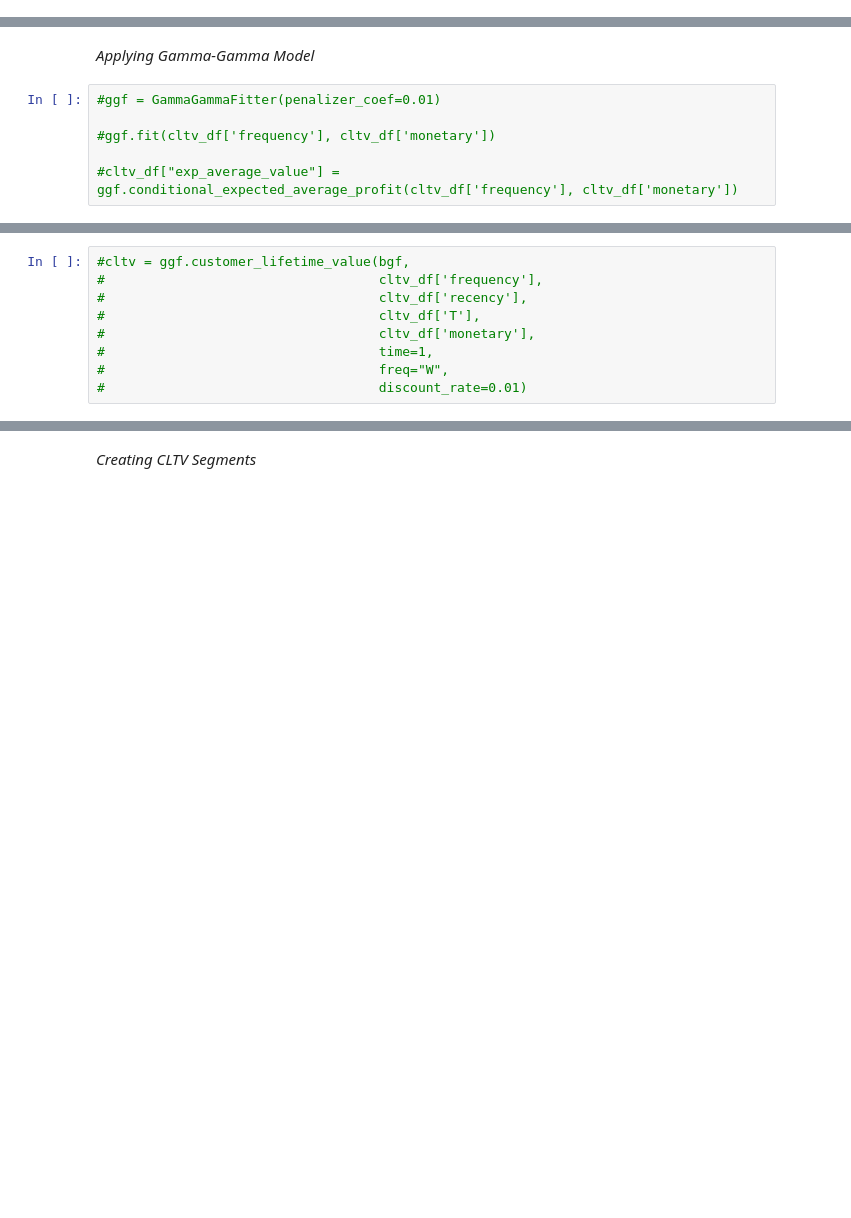
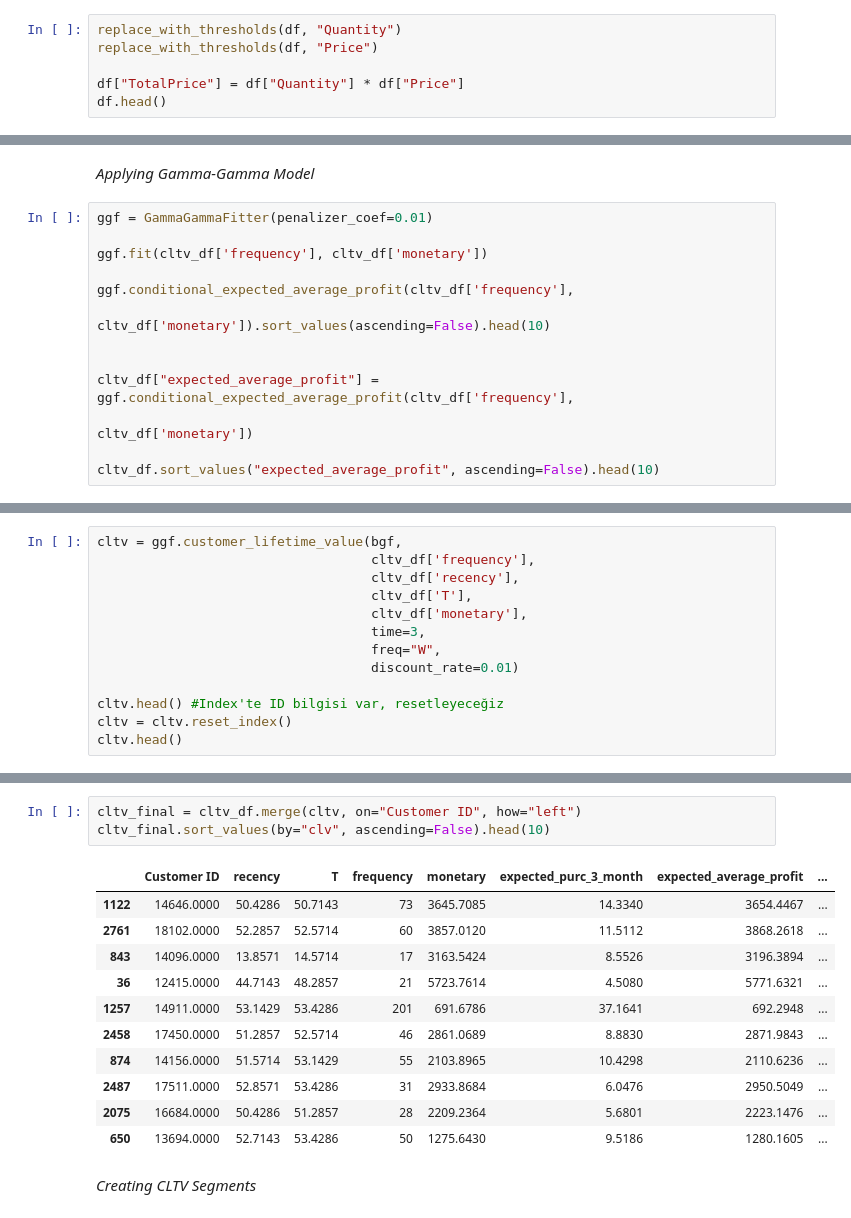
Before and after one commit to YeldaYuksel/CLTV_Prediction, a Jupyter notebook: cltv-prediction.ipynb, the cells around one changed output, grey strips where cells are left out. Drawn from its saved outputs; the diff is of its cells as text; blank space fills up the shorter version.

```diff
--- a/cltv-prediction.ipynb
+++ b/cltv-prediction.ipynb
@@ -41,0 +61,6 @@ def replace_with_thresholds(dataframe, variable):
+# %%
+replace_with_thresholds(df, "Quantity")
+replace_with_thresholds(df, "Price")
+
+df["TotalPrice"] = df["Quantity"] * df["Price"]
+df.head()
@@ -82,8 +152,15 @@ def replace_with_thresholds(dataframe, variable):
 # %% [markdown]
 *Applying Gamma-Gamma Model*
 # %%
-#ggf = GammaGammaFitter(penalizer_coef=0.01)
+ggf = GammaGammaFitter(penalizer_coef=0.01)
 
-#ggf.fit(cltv_df['frequency'], cltv_df['monetary'])
+ggf.fit(cltv_df['frequency'], cltv_df['monetary'])
 
-#cltv_df["exp_average_value"] = ggf.conditional_expected_average_profit(cltv_df['frequency'], cltv_df['monetary'])
+ggf.conditional_expected_average_profit(cltv_df['frequency'],
+                                        cltv_df['monetary']).sort_values(ascending=False).head(10)
+
+
+cltv_df["expected_average_profit"] = ggf.conditional_expected_average_profit(cltv_df['frequency'],
+                                                                             cltv_df['monetary'])
+
+cltv_df.sort_values("expected_average_profit", ascending=False).head(10)
@@ -92,9 +182,13 @@ def replace_with_thresholds(dataframe, variable):
 # %%
-#cltv = ggf.customer_lifetime_value(bgf,
-#                                   cltv_df['frequency'],
-#                                   cltv_df['recency'],
-#                                   cltv_df['T'],
-#                                   cltv_df['monetary'],
-#                                   time=1,
-#                                   freq="W",
-#                                   discount_rate=0.01)
+cltv = ggf.customer_lifetime_value(bgf,
+                                   cltv_df['frequency'],
+                                   cltv_df['recency'],
+                                   cltv_df['T'],
+                                   cltv_df['monetary'],
+                                   time=3,
+                                   freq="W",
+                                   discount_rate=0.01)
+
+cltv.head() #Index'te ID bilgisi var, resetleyeceğiz
+cltv = cltv.reset_index()
+cltv.head()
@@ -101,3 +202,18 @@ def replace_with_thresholds(dataframe, variable):
+# %%
+cltv_final = cltv_df.merge(cltv, on="Customer ID", how="left")
+cltv_final.sort_values(by="clv", ascending=False).head(10)
+# %% [output]
+|  | Customer ID | recency | T | frequency | monetary | expected_purc_3_month | expected_average_profit | ... |
+| 1122 | 14646.0000 | 50.4286 | 50.7143 | 73 | 3645.7085 | 14.3340 | 3654.4467 | ... |
+| 2761 | 18102.0000 | 52.2857 | 52.5714 | 60 | 3857.0120 | 11.5112 | 3868.2618 | ... |
+| 843 | 14096.0000 | 13.8571 | 14.5714 | 17 | 3163.5424 | 8.5526 | 3196.3894 | ... |
+| 36 | 12415.0000 | 44.7143 | 48.2857 | 21 | 5723.7614 | 4.5080 | 5771.6321 | ... |
+| 1257 | 14911.0000 | 53.1429 | 53.4286 | 201 | 691.6786 | 37.1641 | 692.2948 | ... |
+| 2458 | 17450.0000 | 51.2857 | 52.5714 | 46 | 2861.0689 | 8.8830 | 2871.9843 | ... |
+| 874 | 14156.0000 | 51.5714 | 53.1429 | 55 | 2103.8965 | 10.4298 | 2110.6236 | ... |
+| 2487 | 17511.0000 | 52.8571 | 53.4286 | 31 | 2933.8684 | 6.0476 | 2950.5049 | ... |
+| 2075 | 16684.0000 | 50.4286 | 51.2857 | 28 | 2209.2364 | 5.6801 | 2223.1476 | ... |
+| 650 | 13694.0000 | 52.7143 | 53.4286 | 50 | 1275.6430 | 9.5186 | 1280.1605 | ... |
 # %% [markdown]
 *Creating CLTV Segments*
 # %%
```
Also changed, not shown: parts of 15 cells of this notebook.
